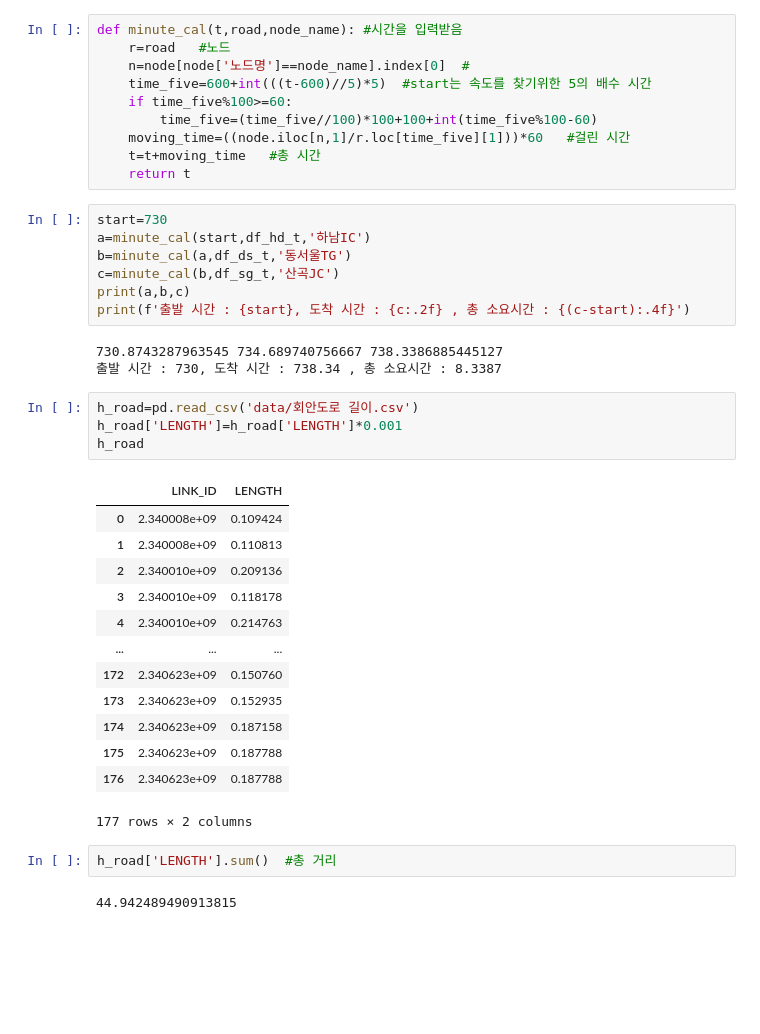
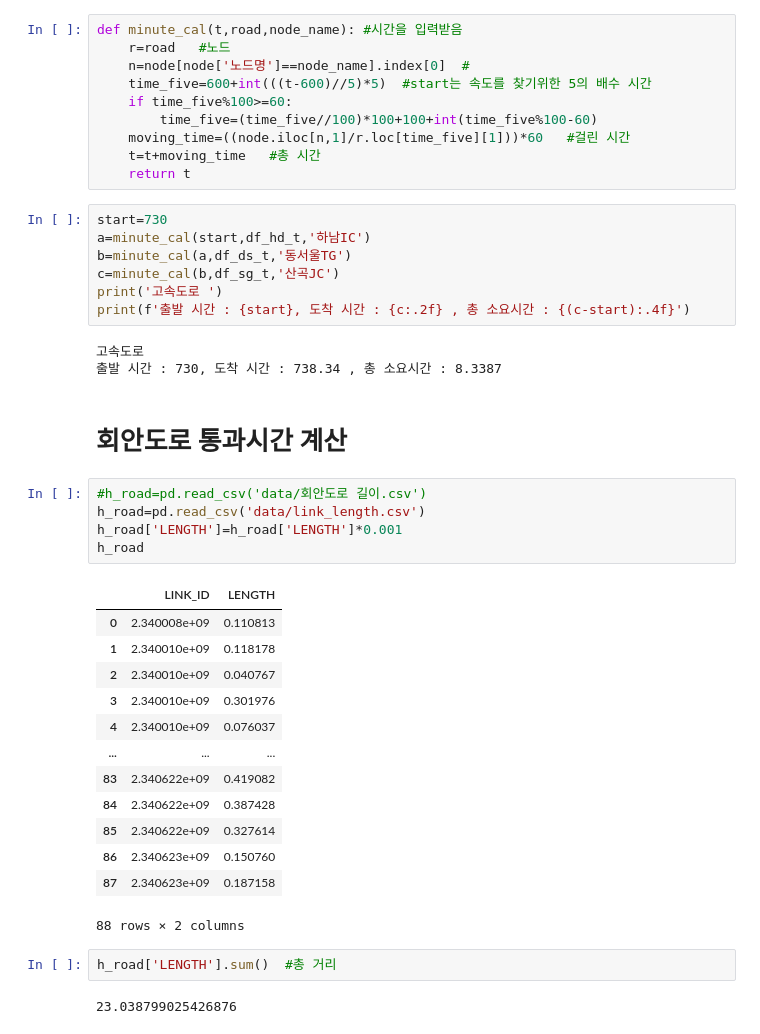
Before and after one commit to ParkJiYeoung8297/HUFS.BigData.Team, a Jupyter notebook: src/2. 데이터 분석 및 시각화.ipynb, the cells around one changed output. Drawn from its saved outputs; the diff is of its cells as text; blank space fills up the shorter version.

```diff
--- a/src/2. 데이터 분석 및 시각화.ipynb
+++ b/src/2. 데이터 분석 및 시각화.ipynb
@@ -1146,31 +1268,34 @@ start=730
 a=minute_cal(start,df_hd_t,'하남IC')
 b=minute_cal(a,df_ds_t,'동서울TG')
 c=minute_cal(b,df_sg_t,'산곡JC')
-print(a,b,c)
+print('고속도로 ')
 print(f'출발 시간 : {start}, 도착 시간 : {c:.2f} , 총 소요시간 : {(c-start):.4f}')
 # %% [output]
-730.8743287963545 734.689740756667 738.3386885445127
+고속도로
 출발 시간 : 730, 도착 시간 : 738.34 , 총 소요시간 : 8.3387
+# %% [markdown]
+# 회안도로 통과시간 계산
 # %%
-h_road=pd.read_csv('data/회안도로 길이.csv')
+#h_road=pd.read_csv('data/회안도로 길이.csv')
+h_road=pd.read_csv('data/link_length.csv')
 h_road['LENGTH']=h_road['LENGTH']*0.001
 h_road
 # %% [output]
 |  | LINK_ID | LENGTH |
-| 0 | 2.340008e+09 | 0.109424 |
-| 1 | 2.340008e+09 | 0.110813 |
-| 2 | 2.340010e+09 | 0.209136 |
-| 3 | 2.340010e+09 | 0.118178 |
-| 4 | 2.340010e+09 | 0.214763 |
+| 0 | 2.340008e+09 | 0.110813 |
+| 1 | 2.340010e+09 | 0.118178 |
+| 2 | 2.340010e+09 | 0.040767 |
+| 3 | 2.340010e+09 | 0.301976 |
+| 4 | 2.340010e+09 | 0.076037 |
 | ... | ... | ... |
-| 172 | 2.340623e+09 | 0.150760 |
-| 173 | 2.340623e+09 | 0.152935 |
-| 174 | 2.340623e+09 | 0.187158 |
-| 175 | 2.340623e+09 | 0.187788 |
-| 176 | 2.340623e+09 | 0.187788 |
+| 83 | 2.340622e+09 | 0.419082 |
+| 84 | 2.340622e+09 | 0.387428 |
+| 85 | 2.340622e+09 | 0.327614 |
+| 86 | 2.340623e+09 | 0.150760 |
+| 87 | 2.340623e+09 | 0.187158 |
-177 rows × 2 columns
+88 rows × 2 columns
 # %%
 h_road['LENGTH'].sum()  #총 거리
 # %% [output]
-44.942489490913815
+23.038799025426876
 # %%
```
Also changed, not shown: parts of 21 cells of this notebook.
